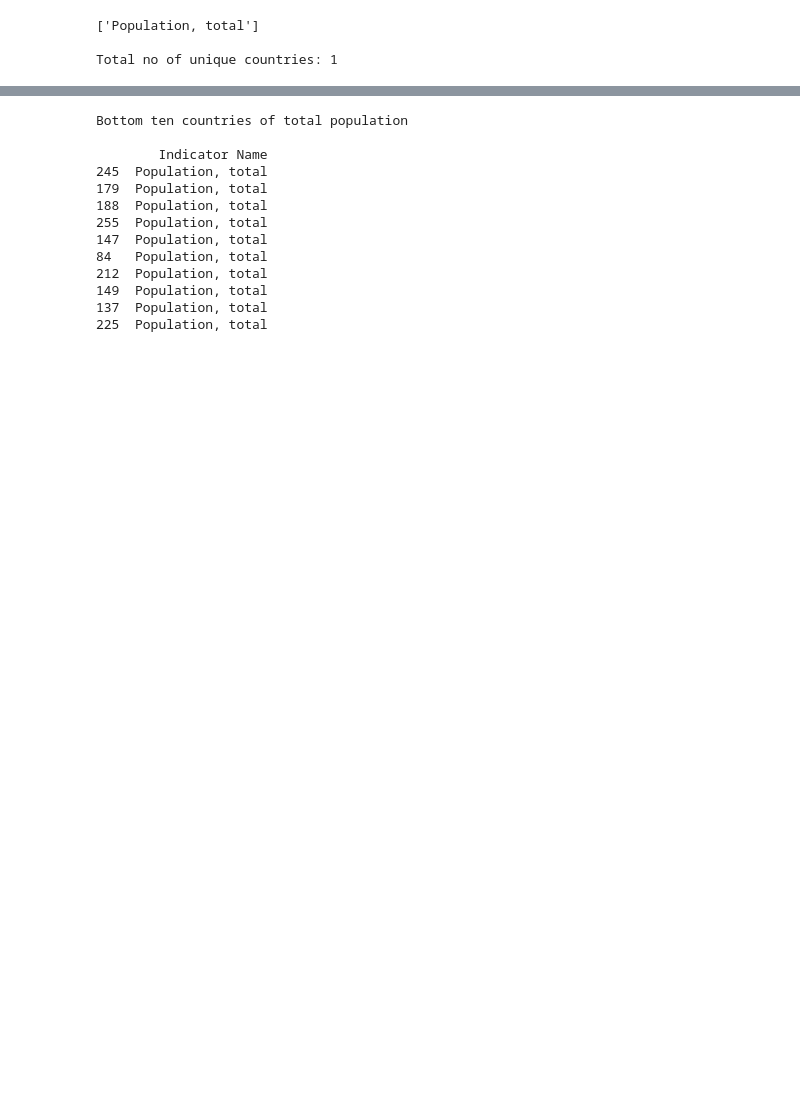
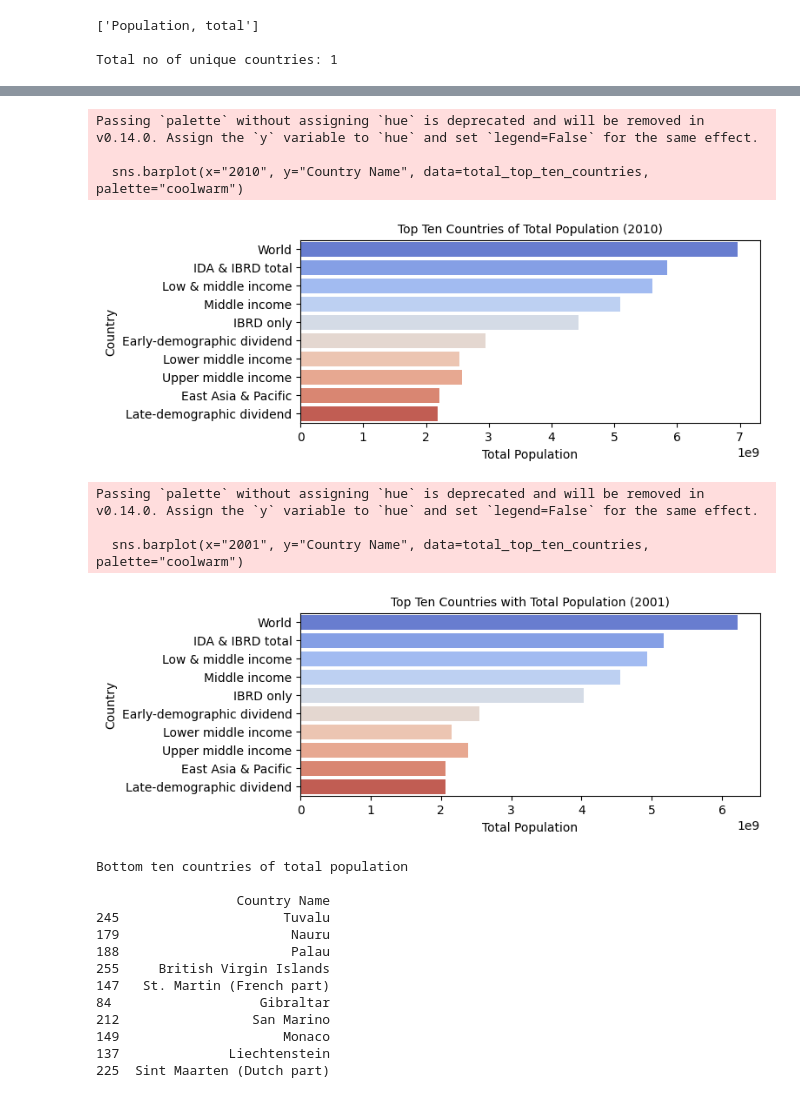
Before and after one commit to Arunsingh0501/skillCraft, a Jupyter notebook: SCT_DS_1.ipynb, the cells around one changed output, grey strips where cells are left out. Cells and saved outputs as stored; diff of their text form; code cells hidden in the pictures; blank space fills up the shorter version.

```diff
--- a/SCT_DS_1.ipynb
+++ b/SCT_DS_1.ipynb
@@ -264,22 +201,52 @@ plt.show()
+# %%
+#top ten countries of total population in a year 2010 and 2001
+
+# Create the bar plot
+plt.figure(figsize=(15, 6))
+plt.subplot(2,2,1)
+sns.barplot(x="2010", y="Country Name", data=total_top_ten_countries, palette="coolwarm")
+plt.title("Top Ten Countries of Total Population (2010)",fontsize=10)
+plt.xlabel("Total Population",fontsize=10)
+plt.ylabel("Country",fontsize=10)
+plt.show()
+
+plt.figure(figsize=(15, 6))
+plt.subplot(2,2,2)
+sns.barplot(x="2001", y="Country Name", data=total_top_ten_countries, palette="coolwarm")
+plt.title("Top Ten Countries with Total Population (2001)",fontsize=10)
+plt.xlabel("Total Population",fontsize=10)
+plt.ylabel("Country",fontsize=10)
+plt.show()
+# %% [output]
+Passing `palette` without assigning `hue` is deprecated and will be removed in v0.14.0. Assign the `y` variable to `hue` and set `legend=False` for the same effect.
+
+  sns.barplot(x="2010", y="Country Name", data=total_top_ten_countries, palette="coolwarm")
+[figure, added]
+Passing `palette` without assigning `hue` is deprecated and will be removed in v0.14.0. Assign the `y` variable to `hue` and set `legend=False` for the same effect.
+
+  sns.barplot(x="2001", y="Country Name", data=total_top_ten_countries, palette="coolwarm")
+[figure, added]
 # %%
-# Sort data based on the total population for 2022
+#Extraction of bottom-10 countries with respect to total population
+
+# Sort data based on the total population for 2023
 total_population_sorted1 = total_population_data.sort_values(by="2023", ascending=True)
 
-# Get the bottom ten countries with the highest total population for 2022
+# Get the bottom ten countries with the highest total population for 2023
 total_bottom_ten_countries = total_population_sorted1.head(10)
 print("Bottom ten countries of total population\n")
-print(total_bottom_ten_countries[['Indicator Name']] )
+print(total_bottom_ten_countries[['Country Name']] )
 # %% [output]
 Bottom ten countries of total population
 
-        Indicator Name
-245  Population, total
-179  Population, total
-188  Population, total
-255  Population, total
-147  Population, total
-84   Population, total
-212  Population, total
-149  Population, total
-137  Population, total
-225  Population, total
+                  Country Name
+245                     Tuvalu
+179                      Nauru
+188                      Palau
+255     British Virgin Islands
+147   St. Martin (French part)
+84                   Gibraltar
+212                 San Marino
+149                     Monaco
+137              Liechtenstein
+225  Sint Maarten (Dutch part)
```
Also changed, not shown: parts of 30 cells of this notebook.
